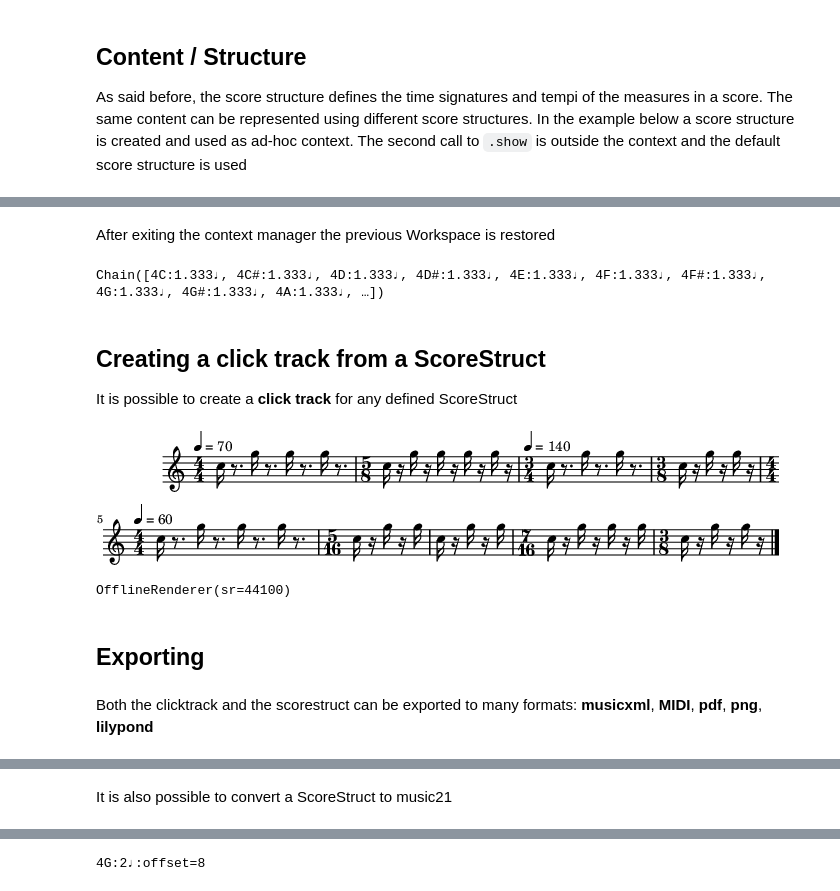
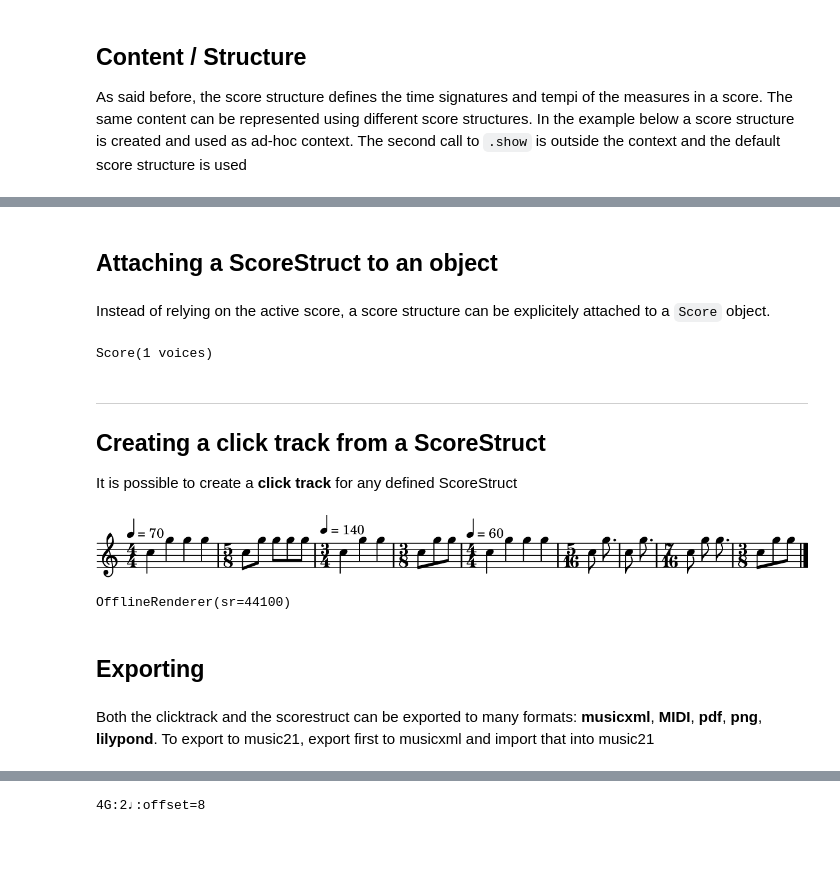
Before and after one commit to tqmbanados/maelzel, a Jupyter notebook: docs/notebooks/maelzel-core-scorestruct.ipynb, the cells around one changed output, grey strips where cells are left out. Drawn from its saved outputs; the diff is of its cells as text; code cells hidden in the pictures; blank space fills up the shorter version.

```diff
--- a/docs/notebooks/maelzel-core-scorestruct.ipynb
+++ b/docs/notebooks/maelzel-core-scorestruct.ipynb
@@ -148,42 +184,45 @@ OfflineRenderer(sr=44100)
-# %% [markdown]
-After exiting the context manager the previous Workspace is restored
-# %%
-notes
-# %% [output]
-Chain([4C:1.333♩, 4C#:1.333♩, 4D:1.333♩, 4D#:1.333♩, 4E:1.333♩, 4F:1.333♩, 4F#:1.333♩, 4G:1.333♩, 4G#:1.333♩, 4A:1.333♩, …])
+# %% [markdown]
+## Attaching a ScoreStruct to an object
+# %% [markdown]
+Instead of relying on the active score, a score structure can be explicitely attached to a `Score` object.
+# %%
+sco = Score(voices=[notes2], scorestruct=struct1)
+sco
+# %% [output]
+Score(1 voices)
 # %% [markdown]
+----------------------
+
 ## Creating a click track from a ScoreStruct
 
 It is possible to create a **click track** for any defined ScoreStruct
 # %%
 scorestruct = ScoreStruct(r'''
 4/4, 70
 5/8
 3/4, 140
 3/8
 4/4, 60
 5/16
 .
 7/16
 3/8
 ...
 ''')
 
-clicktrack = scorestruct.makeClickTrack(clickdur=0.25)
+clicktrack = scorestruct.makeClickTrack()
 clicktrack.show()
 clicktrack.rec(nchnls=1)
 # %% [output]
-[figure, old version]
+[figure, new version]
 OfflineRenderer(sr=44100)
 # %% [markdown]
 ## Exporting
 # %% [markdown]
-Both the clicktrack and the scorestruct can be exported to many formats: **musicxml**, **MIDI**, **pdf**, **png**, **lilypond**
+Both the clicktrack and the scorestruct can be exported to many formats: **musicxml**, **MIDI**, **pdf**, **png**, **lilypond**. To export to music21, export first to musicxml and import that into music21
 # %%
 clicktrack.write('clicktrack.xml')
 # %% [markdown]
 The clicktrack imported in MuseScore
 
 ![](assets/clicktrack-export-musescore.png)
-# %% [markdown]
-It is also possible to convert a ScoreStruct to music21
```
Also changed, not shown: parts of 26 cells of this notebook, 33 other files.
